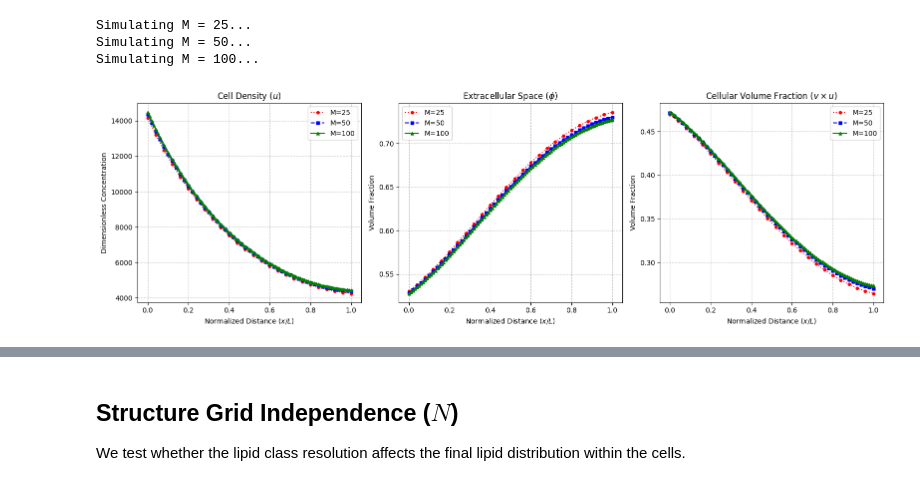
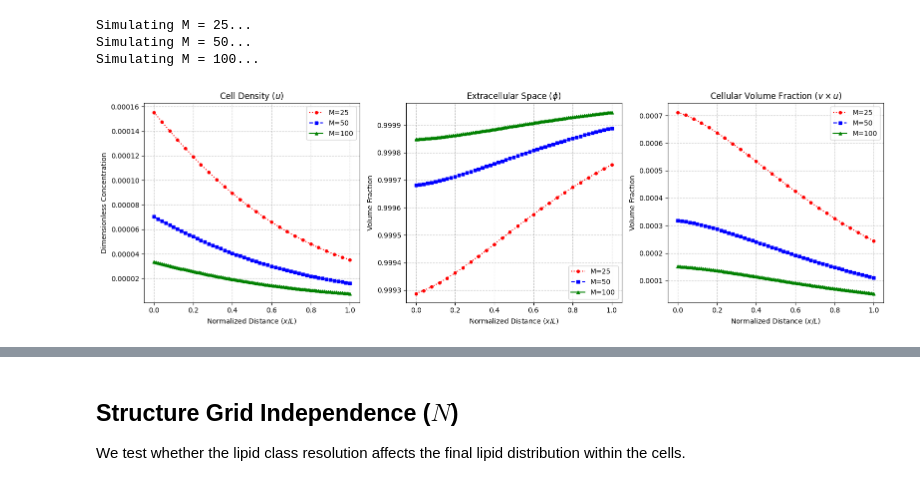
Before and after one commit to eleonoraagostinelli/VolumeFilling-Multiscale-Model, a Jupyter notebook: convergence_and_sensitivity_tests.ipynb, the cells around one changed output, grey strips where cells are left out. Cells and saved outputs as stored; diff of their text form; code cells hidden in the pictures.

```diff
--- a/convergence_and_sensitivity_tests.ipynb
+++ b/convergence_and_sensitivity_tests.ipynb
@@ -8,11 +8,11 @@ import time
 from model_solver import MacrophageModel, Params
 
 # Define a function to generate base parameters so we always start clean
-def get_base_params(M=10, N=10, tol=1e-6):
+def get_base_params(M=10, N=50, tol=1e-6):
     return Params(
         M=M,
         N=N,
-        kplus=3, kminus=1, beta=2, D_min=0.1, gamma=0.2, sigma_b=0.004, sigma_max=0.4,
+        kplus=3, kminus=1, beta=2, D_min=0.1, gamma=1.5, sigma_b=0.004, sigma_max=0.4,
         V_tot=100000, v_max=10, theta=10, tol=tol
     )
 
@@ -26,6 +29,8 @@ M_values = [25, 50, 100]
 
 # Dictionary to just store the spatial arrays for each M
 spatial_results = {}
+left_boundary = {}
+right_boundary = {}
 
 for M in M_values:
     # Setup model with current M
@@ -40,18 +45,20 @@ for M in M_values:
     # 3. Compute diagnostics
     diagnostics = model.compute_diagnostics(U)
     spatial_results[M] = diagnostics["spatial"]
+    left_boundary[M] = U[:, 0, :]
+    right_boundary[M] = U[:, -1, :]
 # %% [output]
 Simulating M = 25...
 Simulating M = 50...
 Simulating M = 100...
 # %%
-# 3. Plot the Spatial Profiles Side-by-Side (WITH MARKERS)
+# Plot the Spatial Profiles Side-by-Side
 fig, axes = plt.subplots(1, 3, figsize=(16, 5))
 
-colors = {25: 'red', 50: 'blue', 100: 'green'}
-line_styles = {25: ':', 50: '--', 100: '-'}
-# NEW: Define a unique marker shape for each grid resolution
-markers = {25: 'o', 50: 's', 100: '^'}  # Circle, Square, Triangle
+colors = {M_values[0]: 'red', M_values[1]: 'blue', M_values[2]: 'green'}
+line_styles = {M_values[0]: ':', M_values[1]: '--', M_values[2]: '-'}
+# Define a unique marker shape for each grid resolution
+markers = {M_values[0]: 'o', M_values[1]: 's', M_values[2]: '^'}  # Circle, Square, Triangle
 
 for M in M_values:
     normalized_x = np.linspace(0, 1.0, M + 1)
@@ -64,31 +71,31 @@ for M in M_values:
     axes[0].plot(normalized_x, u_profile, label=f'M={M}',
                  color=colors[M], linestyle=line_styles[M], linewidth=1.5,
                  marker=markers[M], markersize=4)
 
     axes[1].plot(normalized_x, phi_profile, label=f'M={M}',
                  color=colors[M], linestyle=line_styles[M], linewidth=1.5,
                  marker=markers[M], markersize=4)
 
     axes[2].plot(normalized_x, vu_profile, label=f'M={M}',
                  color=colors[M], linestyle=line_styles[M], linewidth=1.5,
                  marker=markers[M], markersize=4)
 
 # Format the plots
 axes[0].set_title("Cell Density ($u$)")
 axes[0].set_ylabel("Dimensionless Concentration")
 
 axes[1].set_title(r"Extracellular Space ($\phi$)")
 axes[1].set_ylabel("Volume Fraction")
 
 axes[2].set_title("Cellular Volume Fraction ($v \\times u$)")
 axes[2].set_ylabel("Volume Fraction")
 
 for ax in axes:
     ax.set_xlabel("Normalized Distance ($x/L$)")
     ax.legend()
     ax.grid(True, linestyle='--', alpha=0.7)
 
 plt.tight_layout()
 plt.show()
 # %% [output]
-[figure, old version]
+[figure, new version]
```
Also changed, not shown: parts of 4 cells of this notebook, 3 other files.
